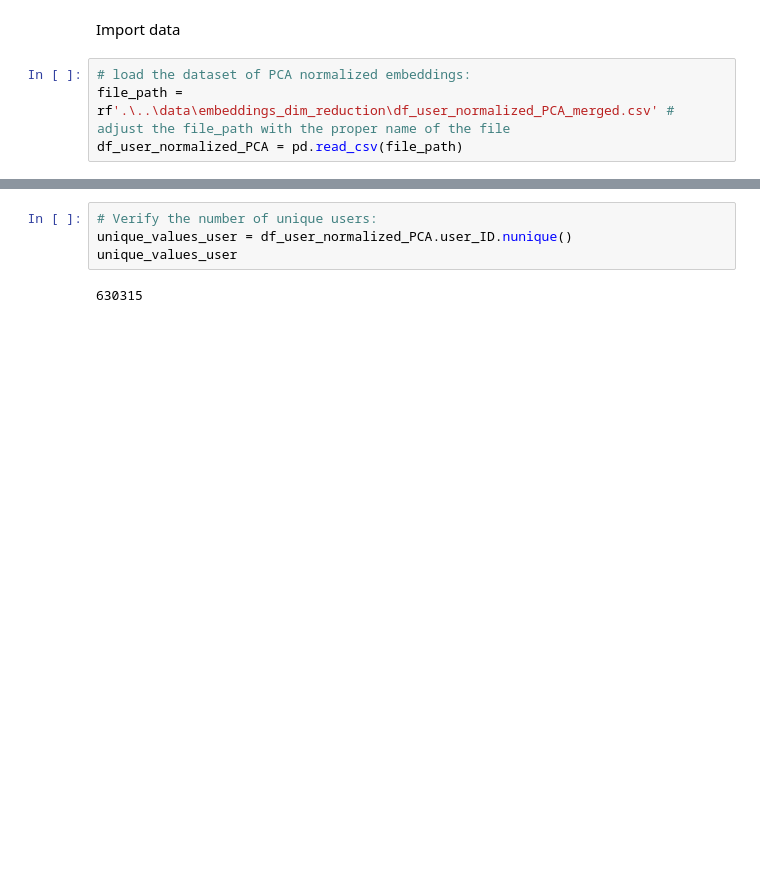
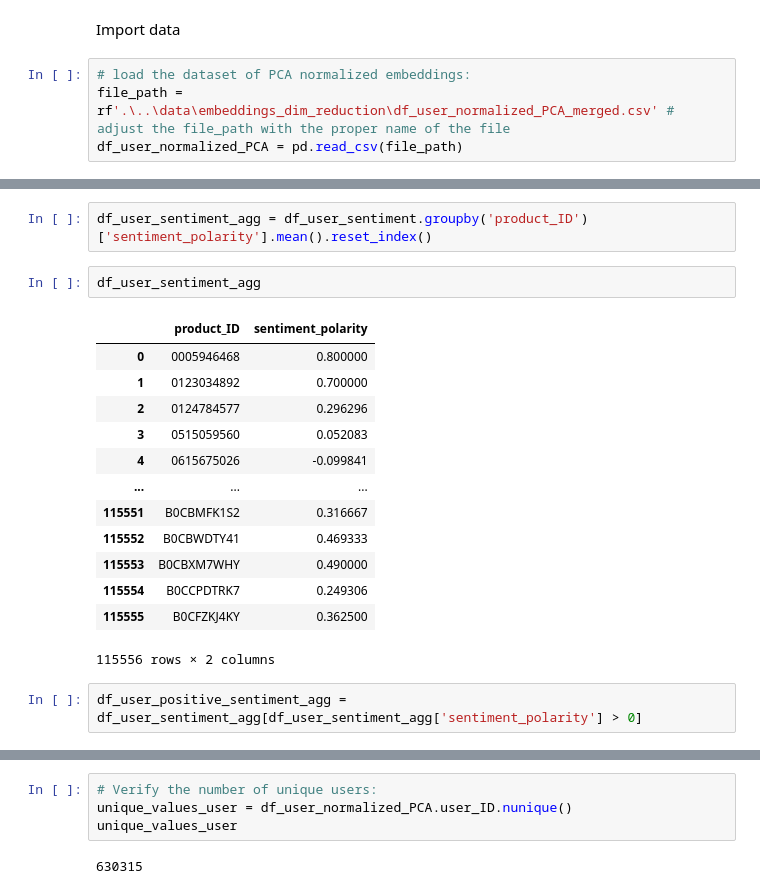
Before and after one commit to marcelinaszcz95/Capstone-Project-Recommender-System, a Jupyter notebook: notebooks/04_text_analysis_cos_similarity_merged.ipynb, the cells around one changed output, grey strips where cells are left out. Drawn from its saved outputs; the diff is of its cells as text; blank space fills up the shorter version.

```diff
--- a/notebooks/04_text_analysis_cos_similarity_merged.ipynb
+++ b/notebooks/04_text_analysis_cos_similarity_merged.ipynb
@@ -18,0 +108,20 @@ df_user_normalized_PCA = pd.read_csv(file_path)
+# %%
+df_user_sentiment_agg = df_user_sentiment.groupby('product_ID')['sentiment_polarity'].mean().reset_index()
+# %%
+df_user_sentiment_agg
+# %% [output]
+|  | product_ID | sentiment_polarity |
+| 0 | 0005946468 | 0.800000 |
+| 1 | 0123034892 | 0.700000 |
+| 2 | 0124784577 | 0.296296 |
+| 3 | 0515059560 | 0.052083 |
+| 4 | 0615675026 | -0.099841 |
+| ... | ... | ... |
+| 115551 | B0CBMFK1S2 | 0.316667 |
+| 115552 | B0CBWDTY41 | 0.469333 |
+| 115553 | B0CBXM7WHY | 0.490000 |
+| 115554 | B0CCPDTRK7 | 0.249306 |
+| 115555 | B0CFZKJ4KY | 0.362500 |
+115556 rows × 2 columns
+# %%
+df_user_positive_sentiment_agg = df_user_sentiment_agg[df_user_sentiment_agg['sentiment_polarity'] > 0]
```
Also changed, not shown: parts of 23 cells of this notebook, 1 other file.
